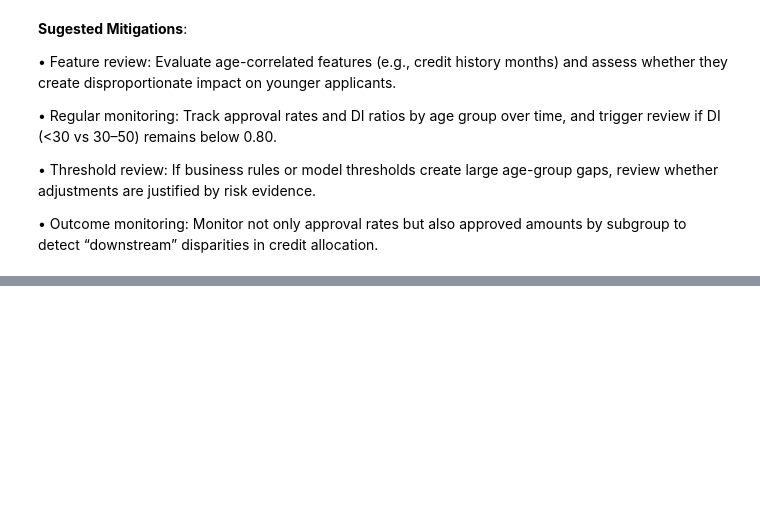
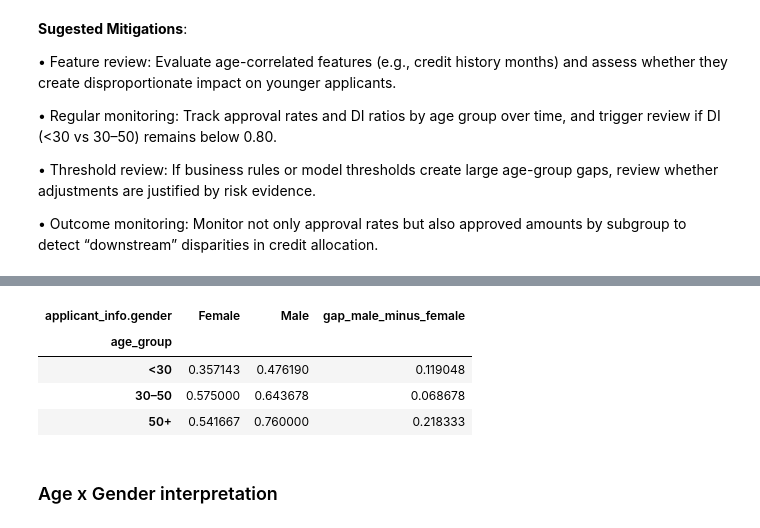
Before and after one commit to winifred-ojinere/dego-project-team5, a Jupyter notebook: notebooks/02-bias-analysis.ipynb, the cells around one changed output, grey strips where cells are left out. Cells and saved outputs as stored; diff of their text form; code cells hidden in the pictures; blank space fills up the shorter version.

```diff
--- a/notebooks/02-bias-analysis.ipynb
+++ b/notebooks/02-bias-analysis.ipynb
@@ -606,0 +527,12 @@ Some of the observed differences may reflect age-correlated financial factors (e
+# %%
+gap_table = pivot_rates.copy()
+gap_table["gap_male_minus_female"] = gap_table["Male"] - gap_table["Female"]
+gap_table
+# %% [output]
+| applicant_info.gender | Female | Male | gap_male_minus_female |
+| age_group |  |  |  |
+| <30 | 0.357143 | 0.476190 | 0.119048 |
+| 30–50 | 0.575000 | 0.643678 | 0.068678 |
+| 50+ | 0.541667 | 0.760000 | 0.218333 |
+# %% [markdown]
+### Age x Gender interpretation
```
Also changed, not shown: parts of 45 cells of this notebook.
